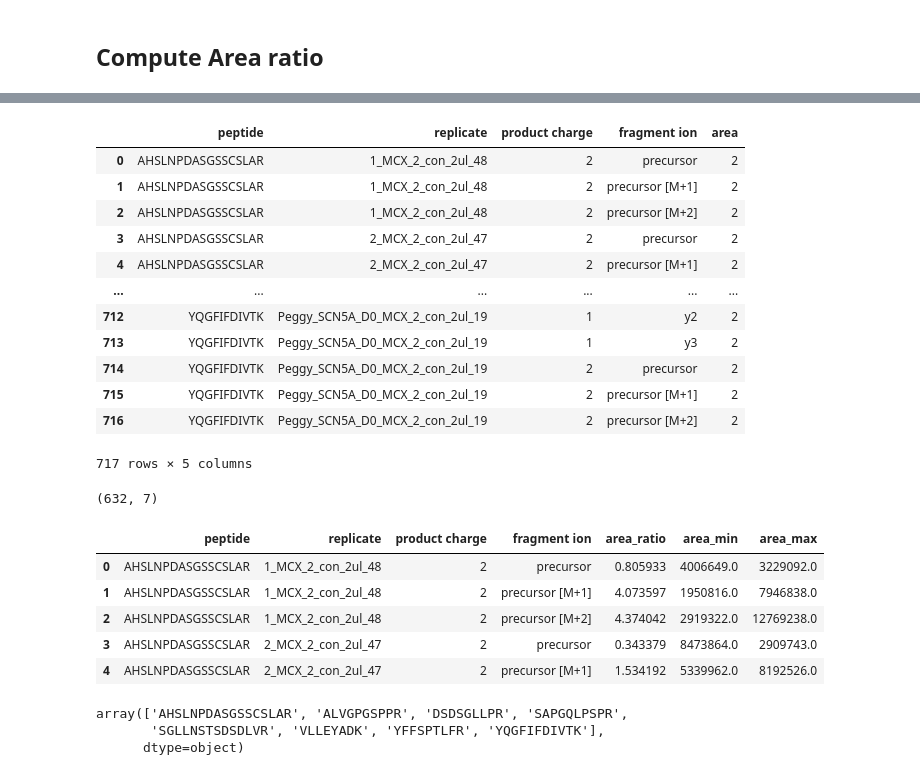
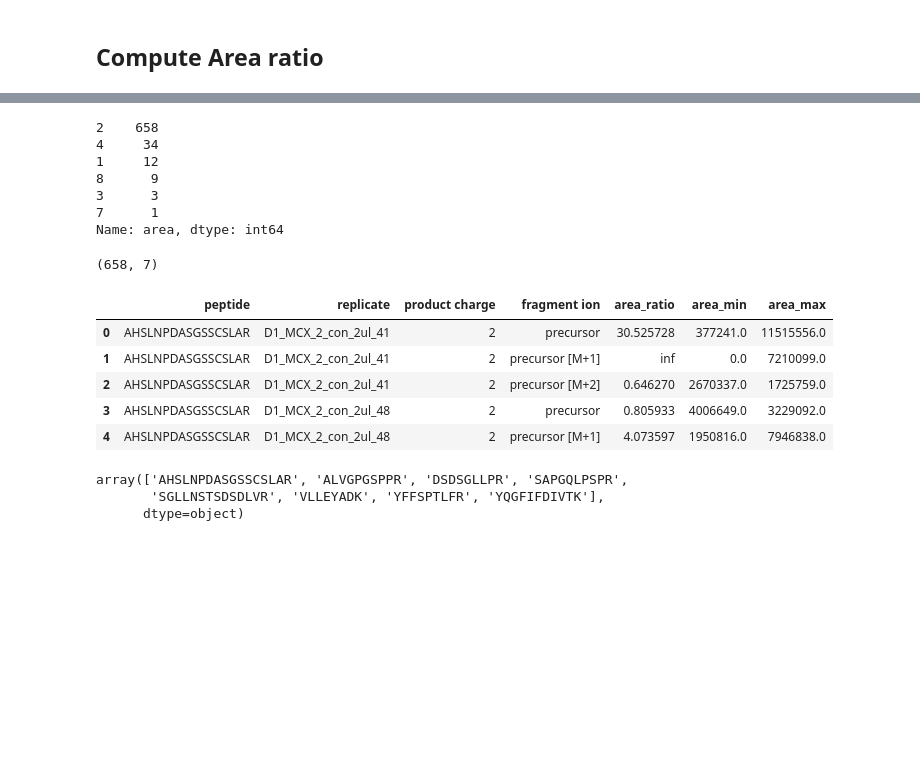
Before and after one commit to nma124/proteomics, a Jupyter notebook: notebooks/ms/002-ms-peggy.ipynb, the cells around one changed output, grey strips where cells are left out. Cells and saved outputs as stored; diff of their text form; code cells hidden in the pictures; blank space fills up the shorter version.

Commit message:
analysis of Soroush_2 data

```diff
--- a/notebooks/ms/002-ms-peggy.ipynb
+++ b/notebooks/ms/002-ms-peggy.ipynb
@@ -53,21 +45,3 @@ Name: area, dtype: int64
-# %%
-temp = trans_res_df_raw.groupby(cols_to_group_by)['area'].count().reset_index().sort_values(by=cols_to_group_by+['area'])
-temp.to_csv('no_of_areas_after_group.csv')
-temp
-# %% [output]
-|  | peptide | replicate | product charge | fragment ion | area |
-| 0 | AHSLNPDASGSSCSLAR | 1_MCX_2_con_2ul_48 | 2 | precursor | 2 |
-| 1 | AHSLNPDASGSSCSLAR | 1_MCX_2_con_2ul_48 | 2 | precursor [M+1] | 2 |
-| 2 | AHSLNPDASGSSCSLAR | 1_MCX_2_con_2ul_48 | 2 | precursor [M+2] | 2 |
-| 3 | AHSLNPDASGSSCSLAR | 2_MCX_2_con_2ul_47 | 2 | precursor | 2 |
-| 4 | AHSLNPDASGSSCSLAR | 2_MCX_2_con_2ul_47 | 2 | precursor [M+1] | 2 |
-| ... | ... | ... | ... | ... | ... |
-| 712 | YQGFIFDIVTK | Peggy_SCN5A_D0_MCX_2_con_2ul_19 | 1 | y2 | 2 |
-| 713 | YQGFIFDIVTK | Peggy_SCN5A_D0_MCX_2_con_2ul_19 | 1 | y3 | 2 |
-| 714 | YQGFIFDIVTK | Peggy_SCN5A_D0_MCX_2_con_2ul_19 | 2 | precursor | 2 |
-| 715 | YQGFIFDIVTK | Peggy_SCN5A_D0_MCX_2_con_2ul_19 | 2 | precursor [M+1] | 2 |
-| 716 | YQGFIFDIVTK | Peggy_SCN5A_D0_MCX_2_con_2ul_19 | 2 | precursor [M+2] | 2 |
-717 rows × 5 columns
 # %%
 # TODO: I need to first group, and then iterate through the groups and
 # then create a new colum that would make the group groupabe into twos
@@ -78,50 +52,62 @@ temp
     # do for the other items too
     # for group of foru, you end with 2 pairs
 # %%
-# def grp_area_ratio(grouped_df:pd.DataFrame):
 
-#     """compute the ratio of areas with higer precursor mz value as numerator."""
-
-#     df = grouped_df[['precursor mz', 'area']].copy()
-#     df = df.sort_values(by='precursor mz', ascending=True)
-#     area_ratio = df['area'].iloc[1] / df['area'].iloc[0]
-
-#     return area_ratio
 
 def grp_area_ratio_n_area_cols(grouped_df:pd.DataFrame):
 
     """compute the ratio of areas with higer precursor mz value as numerator."""
 
     df = grouped_df[['precursor mz', 'area']].copy()
     df = df.sort_values(by='precursor mz', ascending=True)
     area_ratio = df['area'].iloc[1] / df['area'].iloc[0]
     area_min, area_max  =  df['area'].iloc[0], df['area'].iloc[1]
 
     col_vals = {'area_ratio': area_ratio, 'area_min':area_min, 'area_max':area_max}
 
     return pd.Series(col_vals)
 
-def filter_group(grouped_df):
-    df = grouped_df.count(['area'])
+def fix_dilution(row:str):
+    """fix dilution numbering"""
+    str_to_check = row.split('_')[0]
+    if len(str_to_check ) == 1:
+        dilution = 'D'+row
+    else:
+        dilution = row
+
+    return dilution
+
+temp_df = trans_res_df_raw.copy()
+temp_df['replicate'] = trans_res_df_raw['replicate'].apply(fix_dilution)
+
+# def filter_group(grouped_df):
+#     df = grouped_df.count(['area'])
 
 cols_to_group_by = ['peptide',  'replicate', 'product charge', 'fragment ion']
-
+print(temp_df.groupby(cols_to_group_by)['area'].count().value_counts())
 # filter groups that do not contain exactlly teo element
-temp_df = trans_res_df_raw.groupby(cols_to_group_by).filter(lambda g: g['area'].count() == 2)
+temp_df = temp_df.groupby(cols_to_group_by).filter(lambda g: g['area'].count() == 2)
 df_area_ratio = temp_df.groupby(cols_to_group_by).apply(grp_area_ratio_n_area_cols).reset_index()
 
 
 # df_area_ratio = df_area_ratio[df_area_ratio['fragment ion'] == 'precursor']  # select only precursor
 print(df_area_ratio.shape)
 df_area_ratio.head()
 # %% [output]
-(632, 7)
+2    658
+4     34
+1     12
+8      9
+3      3
+7      1
+Name: area, dtype: int64
+(658, 7)
 |  | peptide | replicate | product charge | fragment ion | area_ratio | area_min | area_max |
-| 0 | AHSLNPDASGSSCSLAR | 1_MCX_2_con_2ul_48 | 2 | precursor | 0.805933 | 4006649.0 | 3229092.0 |
-| 1 | AHSLNPDASGSSCSLAR | 1_MCX_2_con_2ul_48 | 2 | precursor [M+1] | 4.073597 | 1950816.0 | 7946838.0 |
-| 2 | AHSLNPDASGSSCSLAR | 1_MCX_2_con_2ul_48 | 2 | precursor [M+2] | 4.374042 | 2919322.0 | 12769238.0 |
-| 3 | AHSLNPDASGSSCSLAR | 2_MCX_2_con_2ul_47 | 2 | precursor | 0.343379 | 8473864.0 | 2909743.0 |
-| 4 | AHSLNPDASGSSCSLAR | 2_MCX_2_con_2ul_47 | 2 | precursor [M+1] | 1.534192 | 5339962.0 | 8192526.0 |
+| 0 | AHSLNPDASGSSCSLAR | D1_MCX_2_con_2ul_41 | 2 | precursor | 30.525728 | 377241.0 | 11515556.0 |
+| 1 | AHSLNPDASGSSCSLAR | D1_MCX_2_con_2ul_41 | 2 | precursor [M+1] | inf | 0.0 | 7210099.0 |
+| 2 | AHSLNPDASGSSCSLAR | D1_MCX_2_con_2ul_41 | 2 | precursor [M+2] | 0.646270 | 2670337.0 | 1725759.0 |
+| 3 | AHSLNPDASGSSCSLAR | D1_MCX_2_con_2ul_48 | 2 | precursor | 0.805933 | 4006649.0 | 3229092.0 |
+| 4 | AHSLNPDASGSSCSLAR | D1_MCX_2_con_2ul_48 | 2 | precursor [M+1] | 4.073597 | 1950816.0 | 7946838.0 |
 # %%
 df_area_ratio.peptide.unique()
 # %% [output]
```
Also changed, not shown: parts of 8 cells of this notebook, 5 other files.
